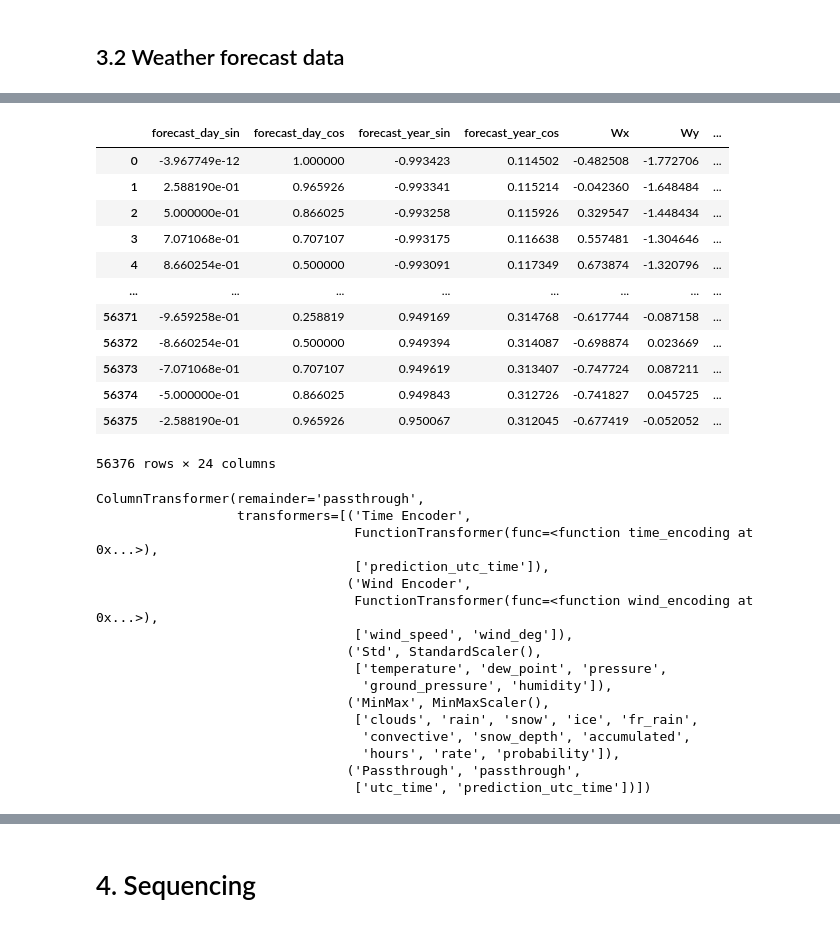
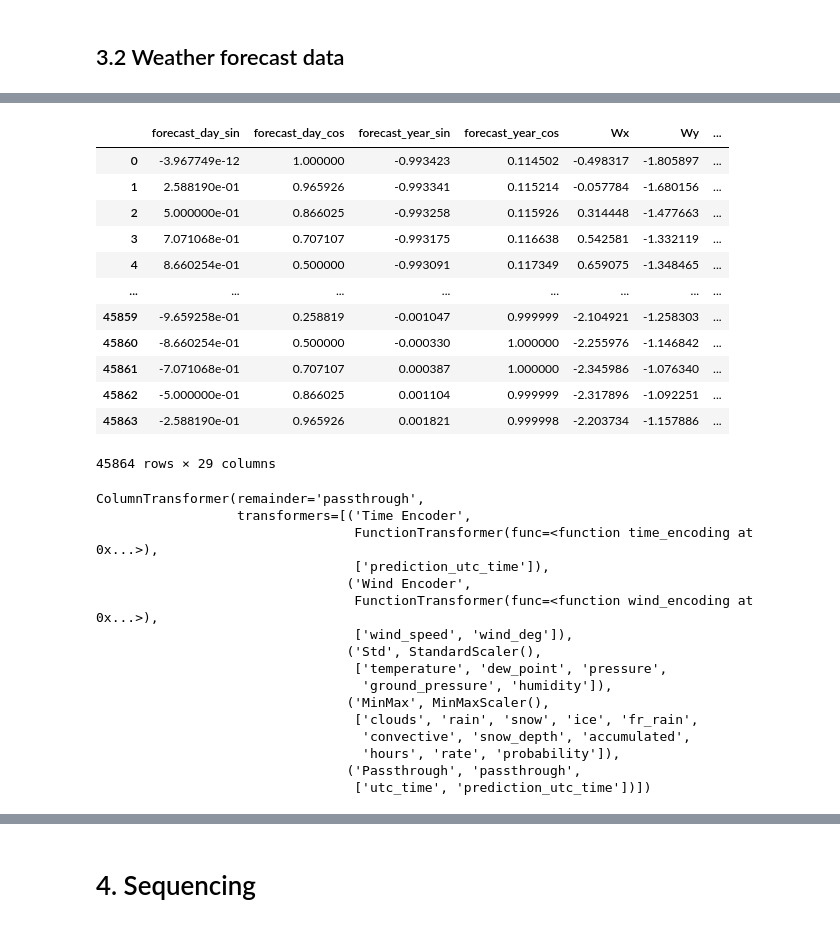
Before and after one commit to jerome-roeser/day-ahead-power-forecast, a Jupyter notebook: notebooks/advanced_power_forecast_pytorch.ipynb, the cells around one changed output, grey strips where cells are left out. Cells and saved outputs as stored; diff of their text form; code cells hidden in the pictures.

Commit message:
add an electricity feature to the weather forecast dataset, the electricity production of the day before the prediction is made is now plugged in the dataset

```diff
--- a/notebooks/advanced_power_forecast_pytorch.ipynb
+++ b/notebooks/advanced_power_forecast_pytorch.ipynb
@@ -334,3 +334,32 @@ new dataframe size:  334370.18  kB
 | 56374 | 2024-03-12 12:00:00+00:00 | 2024-03-13 22:00:00+00:00 | 9.74 | 4.06 | 1016.960022 | 1011.130005 | 68.389999 | 87.0 | ... |
 | 56375 | 2024-03-12 12:00:00+00:00 | 2024-03-13 23:00:00+00:00 | 9.58 | 5.18 | 1016.820007 | 1010.989990 | 74.889999 | 90.0 | ... |
 56376 rows × 20 columns
+# %%
+# stick day_ahead (label) and day_before (feature) electricity data to the forecast data
+pv_data["local_time"] = pd.to_datetime(pv_data["local_time"], utc=True)
+
+# the electricity feature is the electricity produced 2 days before
+# the production amount we want to predict
+forecast_clean["electricity_feature_utc_time"] = forecast_clean[
+    "prediction_utc_time"
+] - np.timedelta64(7,"D")
+
+merged_forecast_pv = pd.merge(
+    pv_data[["local_time", "electricity"]],
+    forecast_clean,
+    left_on="local_time",
+    right_on="electricity_feature_utc_time",
+    how="inner",
+)
+merged_forecast_pv = merged_forecast_pv.rename(
+    columns={"electricity": "electricity_feature"}
+)
+
+merged_forecast_pv = pd.merge(
+    pv_data[["local_time", "electricity"]],
+    merged_forecast_pv,
+    left_on="local_time",
+    right_on="prediction_utc_time",
+    how="inner",
+)
+merged_forecast_pv
@@ -409,46 +452,46 @@ minmax_features = [
     "accumulated",
     "hours",
     "rate",
     "probability",
 ]
 
 time_encoder = FunctionTransformer(time_encoding)
 wind_encoder = FunctionTransformer(wind_encoding)
 
 forecast_transformer = ColumnTransformer(
     [
         ("Time Encoder", time_encoder, ["prediction_utc_time"]),
         ("Wind Encoder", wind_encoder, ["wind_speed", "wind_deg"]),
         ("Std", StandardScaler(), std_features),
         ("MinMax", MinMaxScaler(), minmax_features),
         # ('Drop', 'drop', ['local_time', 'utc_time', 'prediction_utc_time']),
         ("Passthrough", "passthrough", ["utc_time", "prediction_utc_time"]),
     ],
     remainder="passthrough",
 ).set_output(transform="pandas")
 
 
-forecast_processed = forecast_transformer.fit_transform(forecast_clean)
+forecast_processed = forecast_transformer.fit_transform(merged_forecast_pv)
 
 forecast_processed.columns = [
     column.split("__")[1] for column in forecast_processed.columns
 ]
 display(forecast_processed)
 forecast_transformer
 # %% [output]
 |  | forecast_day_sin | forecast_day_cos | forecast_year_sin | forecast_year_cos | Wx | Wy | ... |
-| 0 | -3.967749e-12 | 1.000000 | -0.993423 | 0.114502 | -0.482508 | -1.772706 | ... |
-| 1 | 2.588190e-01 | 0.965926 | -0.993341 | 0.115214 | -0.042360 | -1.648484 | ... |
-| 2 | 5.000000e-01 | 0.866025 | -0.993258 | 0.115926 | 0.329547 | -1.448434 | ... |
-| 3 | 7.071068e-01 | 0.707107 | -0.993175 | 0.116638 | 0.557481 | -1.304646 | ... |
-| 4 | 8.660254e-01 | 0.500000 | -0.993091 | 0.117349 | 0.673874 | -1.320796 | ... |
+| 0 | -3.967749e-12 | 1.000000 | -0.993423 | 0.114502 | -0.498317 | -1.805897 | ... |
+| 1 | 2.588190e-01 | 0.965926 | -0.993341 | 0.115214 | -0.057784 | -1.680156 | ... |
+| 2 | 5.000000e-01 | 0.866025 | -0.993258 | 0.115926 | 0.314448 | -1.477663 | ... |
+| 3 | 7.071068e-01 | 0.707107 | -0.993175 | 0.116638 | 0.542581 | -1.332119 | ... |
+| 4 | 8.660254e-01 | 0.500000 | -0.993091 | 0.117349 | 0.659075 | -1.348465 | ... |
 | ... | ... | ... | ... | ... | ... | ... | ... |
-| 56371 | -9.659258e-01 | 0.258819 | 0.949169 | 0.314768 | -0.617744 | -0.087158 | ... |
-| 56372 | -8.660254e-01 | 0.500000 | 0.949394 | 0.314087 | -0.698874 | 0.023669 | ... |
-| 56373 | -7.071068e-01 | 0.707107 | 0.949619 | 0.313407 | -0.747724 | 0.087211 | ... |
-| 56374 | -5.000000e-01 | 0.866025 | 0.949843 | 0.312726 | -0.741827 | 0.045725 | ... |
-| 56375 | -2.588190e-01 | 0.965926 | 0.950067 | 0.312045 | -0.677419 | -0.052052 | ... |
+| 45859 | -9.659258e-01 | 0.258819 | -0.001047 | 0.999999 | -2.104921 | -1.258303 | ... |
+| 45860 | -8.660254e-01 | 0.500000 | -0.000330 | 1.000000 | -2.255976 | -1.146842 | ... |
+| 45861 | -7.071068e-01 | 0.707107 | 0.000387 | 1.000000 | -2.345986 | -1.076340 | ... |
+| 45862 | -5.000000e-01 | 0.866025 | 0.001104 | 0.999999 | -2.317896 | -1.092251 | ... |
+| 45863 | -2.588190e-01 | 0.965926 | 0.001821 | 0.999998 | -2.203734 | -1.157886 | ... |
-56376 rows × 24 columns
+45864 rows × 29 columns
 ColumnTransformer(remainder='passthrough',
                   transformers=[('Time Encoder',
                                  FunctionTransformer(func=<function time_encoding at 0x...>),
```
Also changed, not shown: parts of 22 cells of this notebook, 2 other files.
